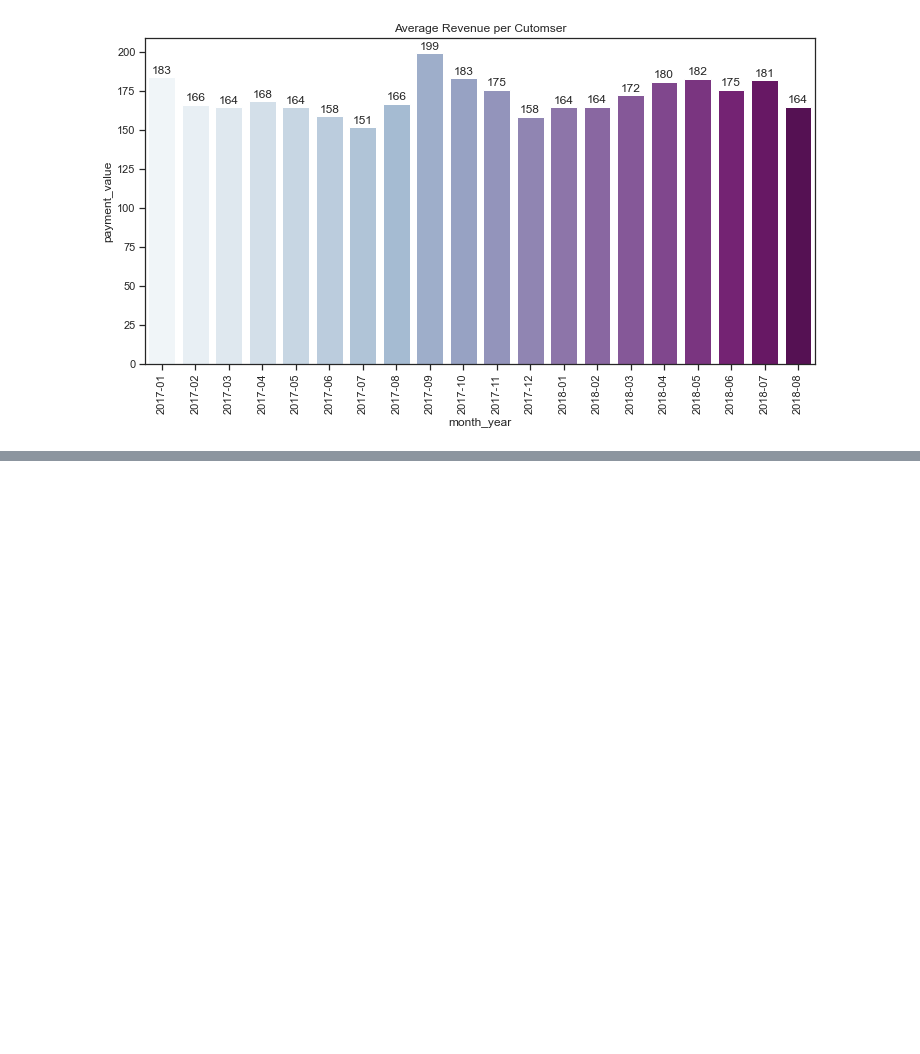
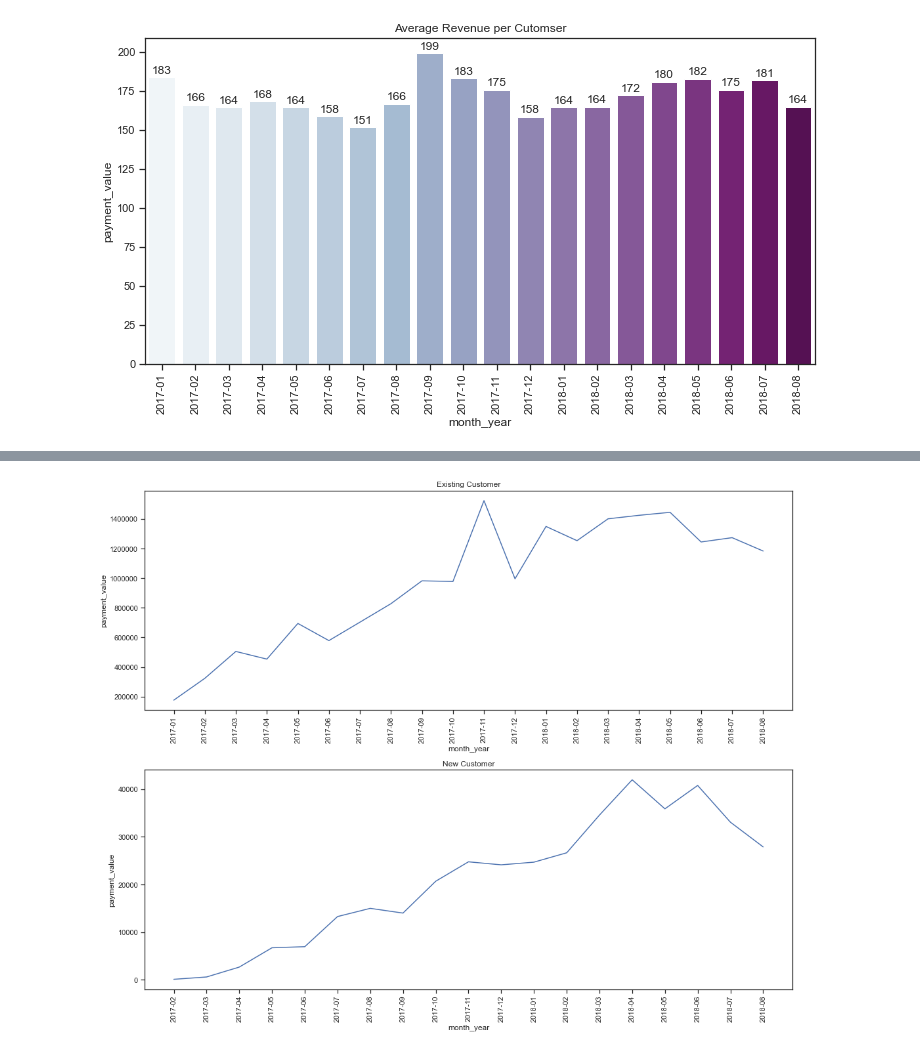
Before and after one commit to hyunjun33/Funnel_Analysis, a Jupyter notebook: Olist/Olist_Funnel_Analysis.ipynb, the cells around one changed output, grey strips where cells are left out. Drawn from its saved outputs; the diff is of its cells as text; code cells hidden in the pictures; blank space fills up the shorter version.

```diff
--- a/Olist/Olist_Funnel_Analysis.ipynb
+++ b/Olist/Olist_Funnel_Analysis.ipynb
@@ -372,0 +375,9 @@ plt.show()
+# %%
+# Create a dataframe containing Customer ID and first purchase date
+min_purchase = df.groupby(["customer_unique_id"])["order_purchase_timestamp"].min().reset_index()
+min_purchase.columns = ["customer_unique_id", "min_purchase_date"]
+min_purchase["min_purchase_date"] = min_purchase["min_purchase_date"].map(lambda date: date.strftime("%Y%m"))
+min_purchase["min_purchase_date"] = min_purchase["min_purchase_date"].astype(int)
+
+# Merge first purchase date column to the main dataframe
+df = pd.merge(df, min_purchase, on="customer_unique_id")
@@ -372,0 +398,9 @@ plt.show()
+# %%
+# Create a column called Customer Type and assign Existing
+# If Customer"s First Purchase Year Month before the selected Invoice Year Month
+df["customer_type"] = "New"
+df.loc[df["month_y"] > df["min_purchase_date"], "customer_type"] = "Existing"
+# %%
+# Calculate the Revenue per month for each user type
+customer_type_revenue = df.groupby(["month_y", "customer_type", "month_year"])["payment_value"].sum().reset_index()
+customer_type_revenue
@@ -372,0 +425,18 @@ plt.show()
+# %%
+fig, ax = plt.subplots(nrows=2, ncols=1, figsize=(15, 12), sharex=False)
+
+sns.lineplot(x="month_year", y="payment_value", data=customer_type_revenue.query("customer_type == 'New'"), ax=ax[0])
+sns.lineplot(x="month_year", y="payment_value", data=customer_type_revenue.query("customer_type == 'Existing'"), ax=ax[1])
+
+ax[0].tick_params(axis="x", labelrotation=90)
+ax[1].tick_params(axis="x", labelrotation=90)
+
+ax[0].set_title("Existing Customer")
+ax[1].set_title("New Customer")
+
+ax[0].ticklabel_format(style='plain', axis='y')
+
+plt.tight_layout()
+plt.show()
+# %% [output]
+[figure, added]
```
Also changed, not shown: parts of 4 cells of this notebook.
